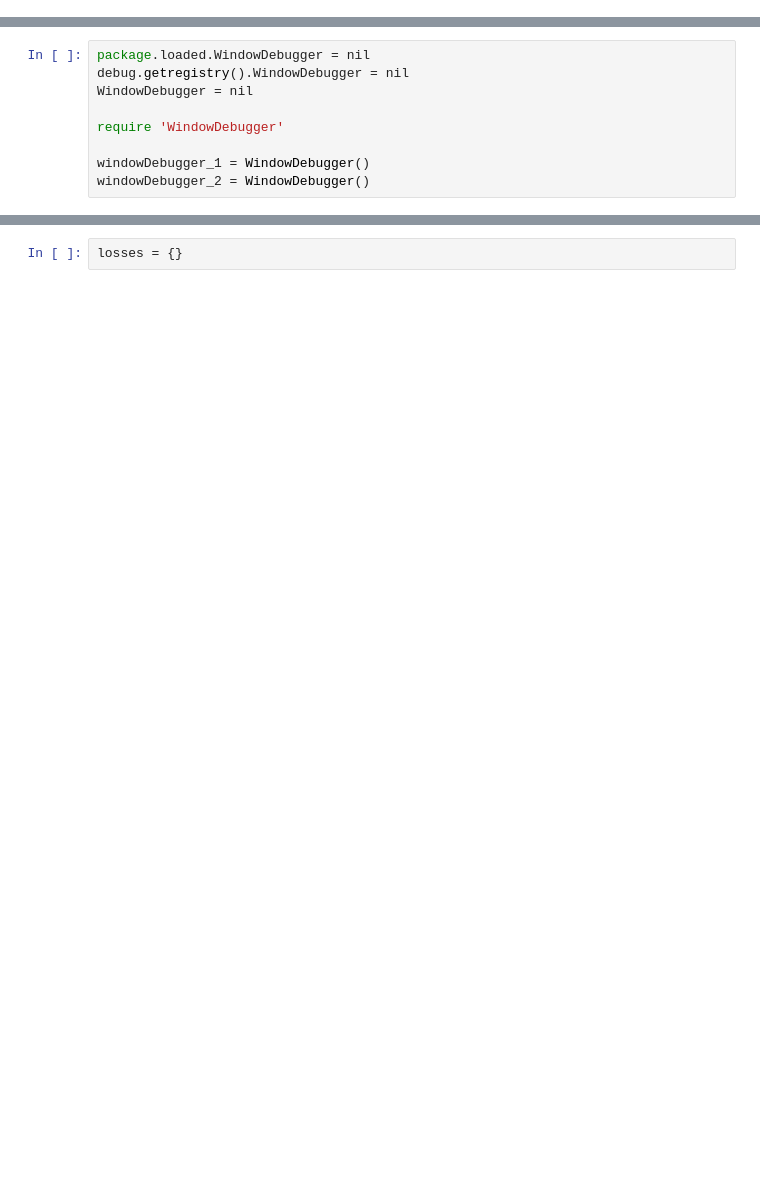
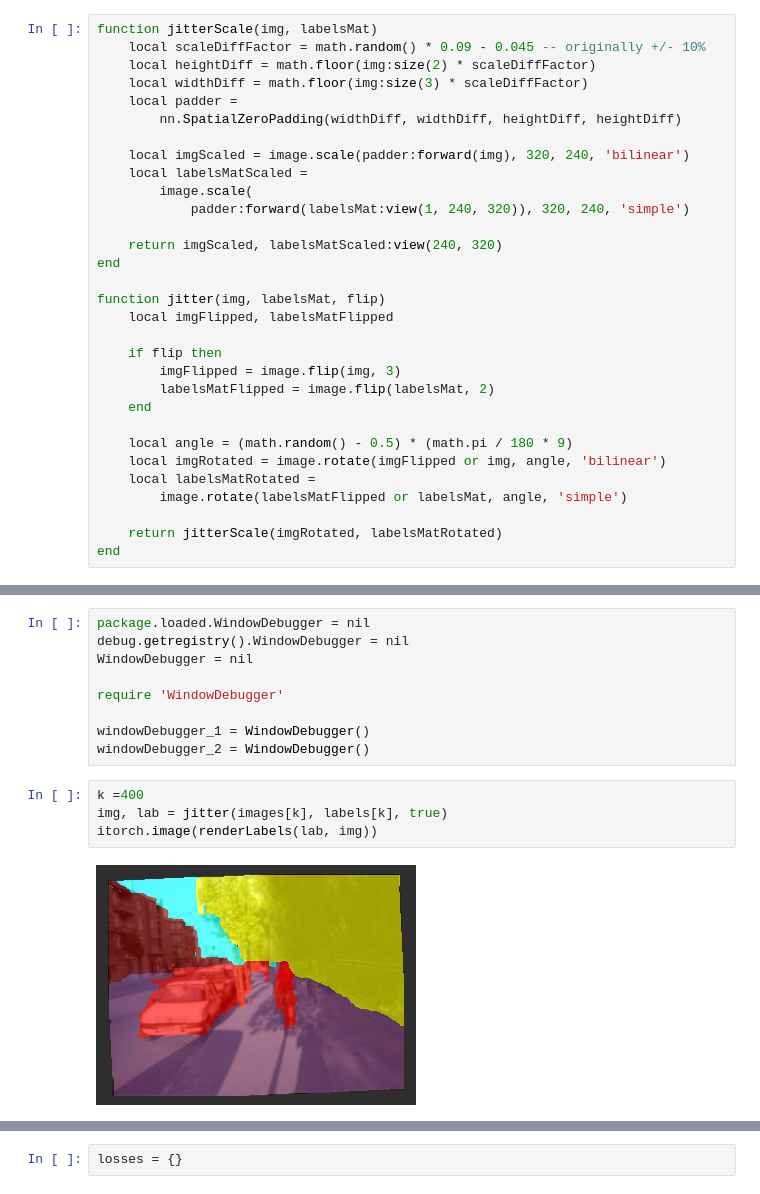
Before and after one commit to shrubb/integral-layer, a Jupyter notebook: Segmentation.ipynb, the cells around one changed output, grey strips where cells are left out. Saved outputs shown, nothing was run; the diff lists cells and outputs as text; blank space fills up the shorter version.

```diff
--- a/Segmentation.ipynb
+++ b/Segmentation.ipynb
@@ -73,3 +83,34 @@ itorch.image(renderLabels(labels[k], images[k]))
+# %%
+function jitterScale(img, labelsMat)
+    local scaleDiffFactor = math.random() * 0.09 - 0.045 -- originally +/- 10%
+    local heightDiff = math.floor(img:size(2) * scaleDiffFactor)
+    local widthDiff = math.floor(img:size(3) * scaleDiffFactor)
+    local padder =
+        nn.SpatialZeroPadding(widthDiff, widthDiff, heightDiff, heightDiff)
+
+    local imgScaled = image.scale(padder:forward(img), 320, 240, 'bilinear')
+    local labelsMatScaled =
+        image.scale(
+            padder:forward(labelsMat:view(1, 240, 320)), 320, 240, 'simple')
+
+    return imgScaled, labelsMatScaled:view(240, 320)
+end
+
+function jitter(img, labelsMat, flip)
+    local imgFlipped, labelsMatFlipped
+
+    if flip then
+        imgFlipped = image.flip(img, 3)
+        labelsMatFlipped = image.flip(labelsMat, 2)
+    end
+
+    local angle = (math.random() - 0.5) * (math.pi / 180 * 9)
+    local imgRotated = image.rotate(imgFlipped or img, angle, 'bilinear')
+    local labelsMatRotated =
+        image.rotate(labelsMatFlipped or labelsMat, angle, 'simple')
+
+    return jitterScale(imgRotated, labelsMatRotated)
+end
 # %%
 require 'Integral-c-multi'
 # %% [output]
@@ -130,3 +180,9 @@ require 'WindowDebugger'
 
 windowDebugger_1 = WindowDebugger()
 windowDebugger_2 = WindowDebugger()
+# %%
+k =400
+img, lab = jitter(images[k], labels[k], true)
+itorch.image(renderLabels(lab, img))
+# %% [output]
+[figure, added]
```
Also changed, not shown: parts of 20 cells of this notebook, 8 other files.
